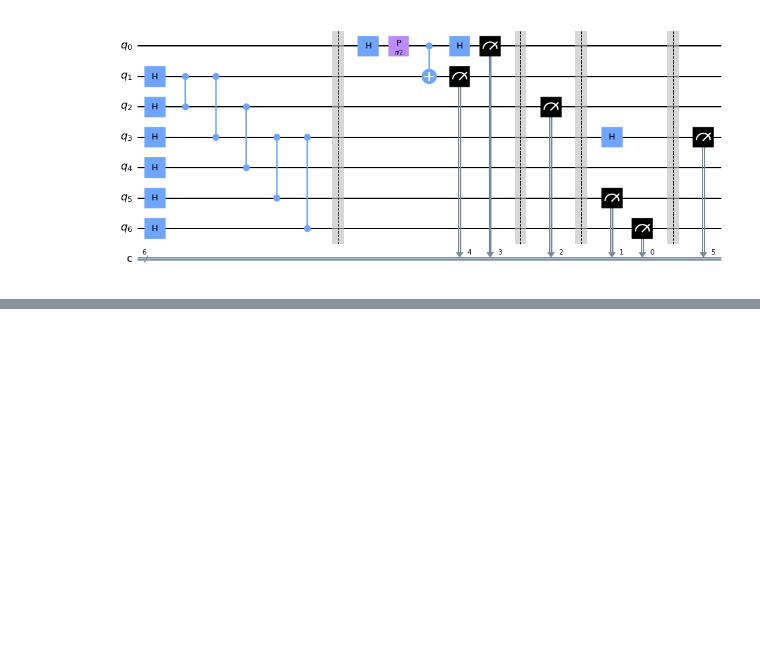
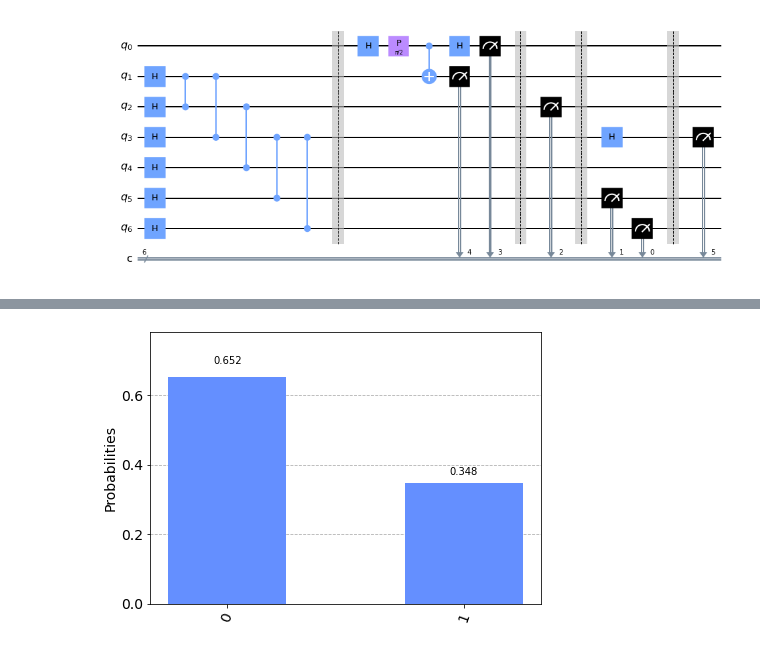
Before and after one commit to SantiagoGiner/Quantum-Repeaters, a Jupyter notebook: real_hardware.ipynb, the cells around one changed output, grey strips where cells are left out. Cells and saved outputs as stored; diff of their text form; code cells hidden in the pictures; blank space fills up the shorter version.

```diff
--- a/real_hardware.ipynb
+++ b/real_hardware.ipynb
@@ -94,3 +104,18 @@ for theta in theta_list:
     # Key is theta, measurement direction
     jobs_z[(theta, 'z')] = backend.run(transpile(circ_zmeas, backend), shots=10000)
     jobs_z[(theta, 'x')] = backend.run(transpile(circ_xmeas, backend), shots=10000)
+# %%
+# Get the fidelities for x-sweep
+
+# backend = Aer.get_backend('qasm_simulator')
+
+theta_list = np.linspace(0, np.pi, 20)
+jobs_x = {}
+
+for theta in theta_list:
+    circ_zmeas = make_circuit(theta, 'x', 'z')
+    circ_xmeas = make_circuit(theta, 'x', 'x')
+
+    # Key is theta, measurement direction
+    jobs_x[(theta, 'z')] = backend.run(transpile(circ_zmeas, backend), shots=10000)
+    jobs_x[(theta, 'x')] = backend.run(transpile(circ_xmeas, backend), shots=10000)
@@ -109,0 +150,13 @@ plot_histogram(counts_z_filtered[(theta_list[10], 'x')])
+# %%
+h_keys = ['00000', '00011', '01100', '01111', '10001', '10010', '11101', '11110']
+
+results_x = {key : job.result() for key, job in jobs_x.items()}
+fullcounts_x = {key : res.get_counts() for key, res in results_x.items()}
+
+counts_x_filtered = {}
+for key, counts in fullcounts_x.items():
+    counts_x_filtered[key] = {key[0] : val for key, val in counts.items() if key[1:] in h_keys}
+
+plot_histogram(counts_x_filtered[(theta_list[10], 'x')])
+# %% [output]
+[figure, added]
```
Also changed, not shown: parts of 12 cells of this notebook.
